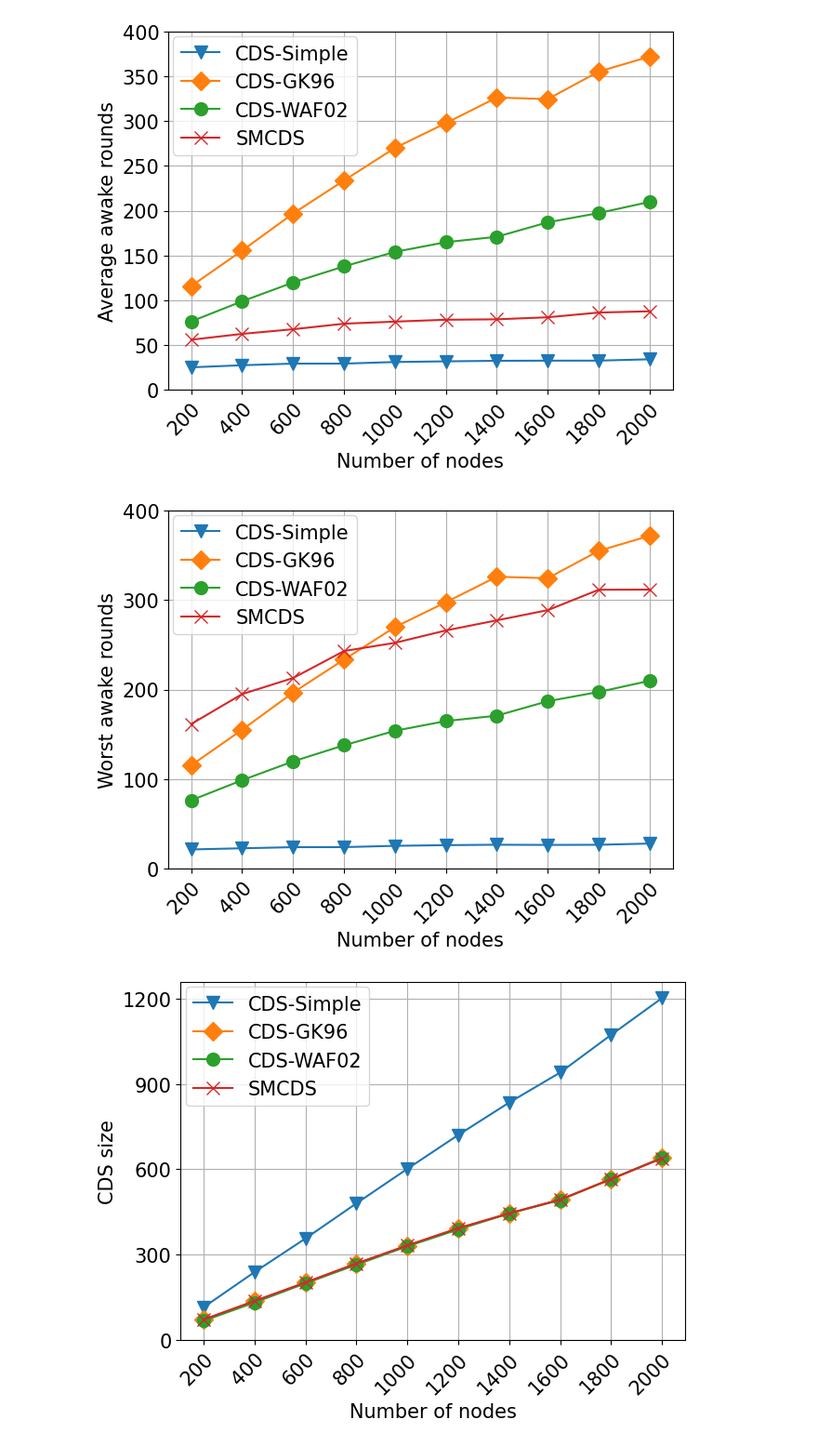
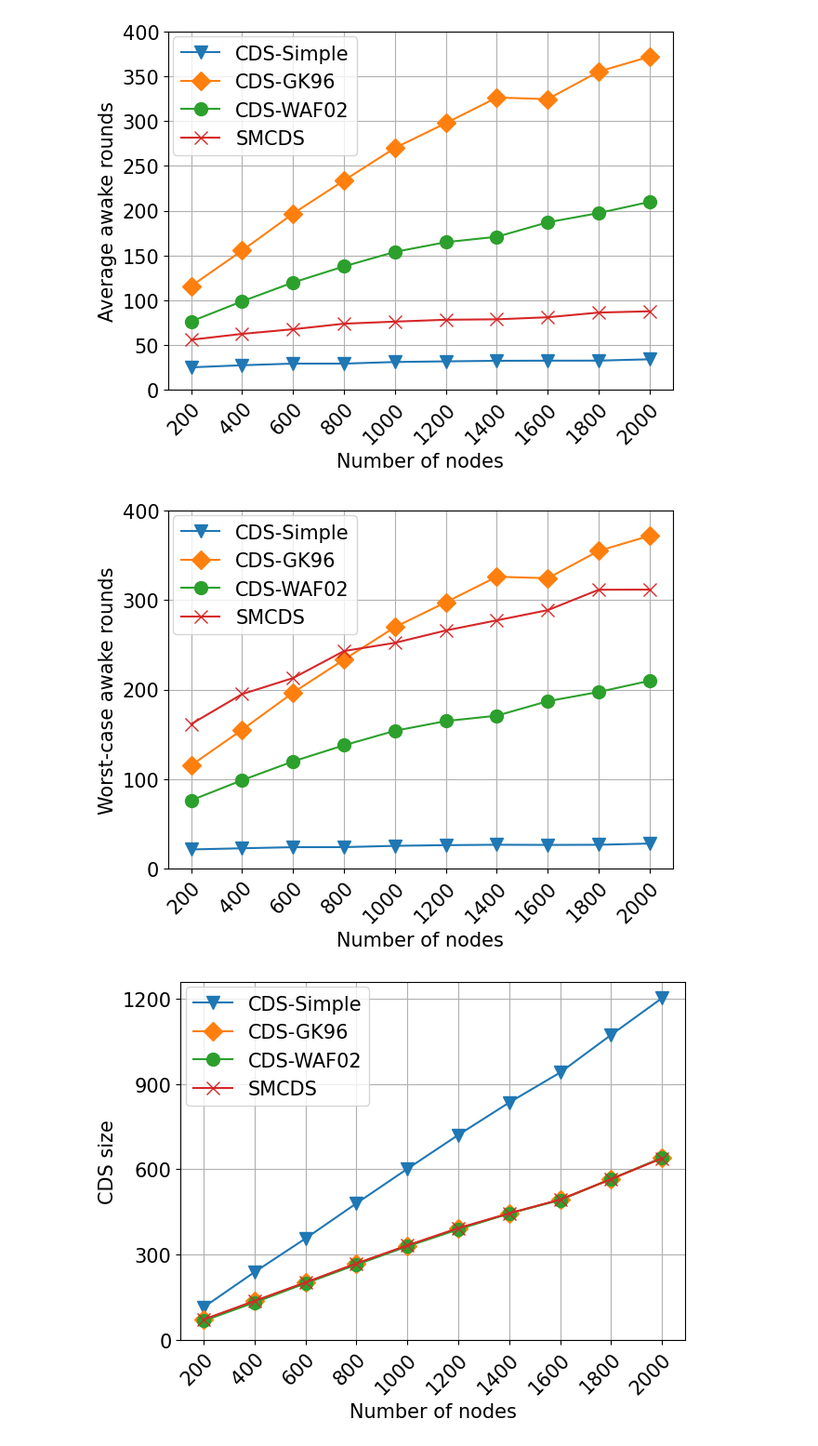
Before and after one commit to lamductan/SCDS, a Jupyter notebook: Stat_results_CDS.ipynb, the cells around one changed output. Shown at 93% size. Cells and saved outputs as stored; diff of their text form; code cells hidden in the pictures.

```diff
--- a/Stat_results_CDS.ipynb
+++ b/Stat_results_CDS.ipynb
@@ -290,10 +290,10 @@ plt.savefig("stat/cds_average_awake.pdf", bbox_inches="tight")
 [figure]
 # %%
 plot_df(df_worst_case_awake, figsize=(7,5), bbox_to_anchor=(0, 0, 0.43, 0.89), y_ticks=np.arange(0, 450, 100),
-        y_label="Worst awake rounds")
+        y_label="Worst-case awake rounds")
 plt.savefig("stat/cds_worst_case_awake.pdf", bbox_inches="tight")
 # %% [output]
-[figure, old version]
+[figure, new version]
 # %%
 plot_df(df_cds_size, figsize=(7,5), bbox_to_anchor=(0, 0, 0.43, 0.89), y_ticks=np.arange(0, 1500, 300),
         y_label="CDS size")
```
Also changed, not shown: 5 other files.
